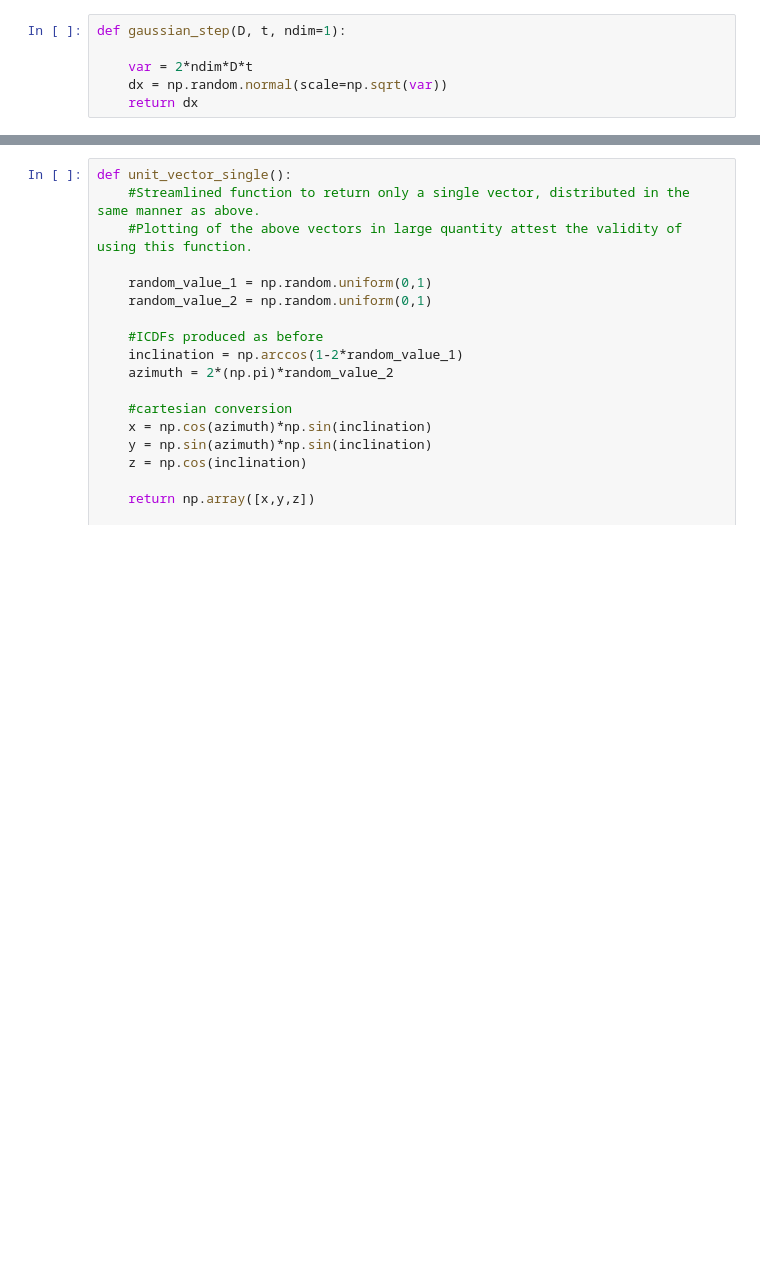
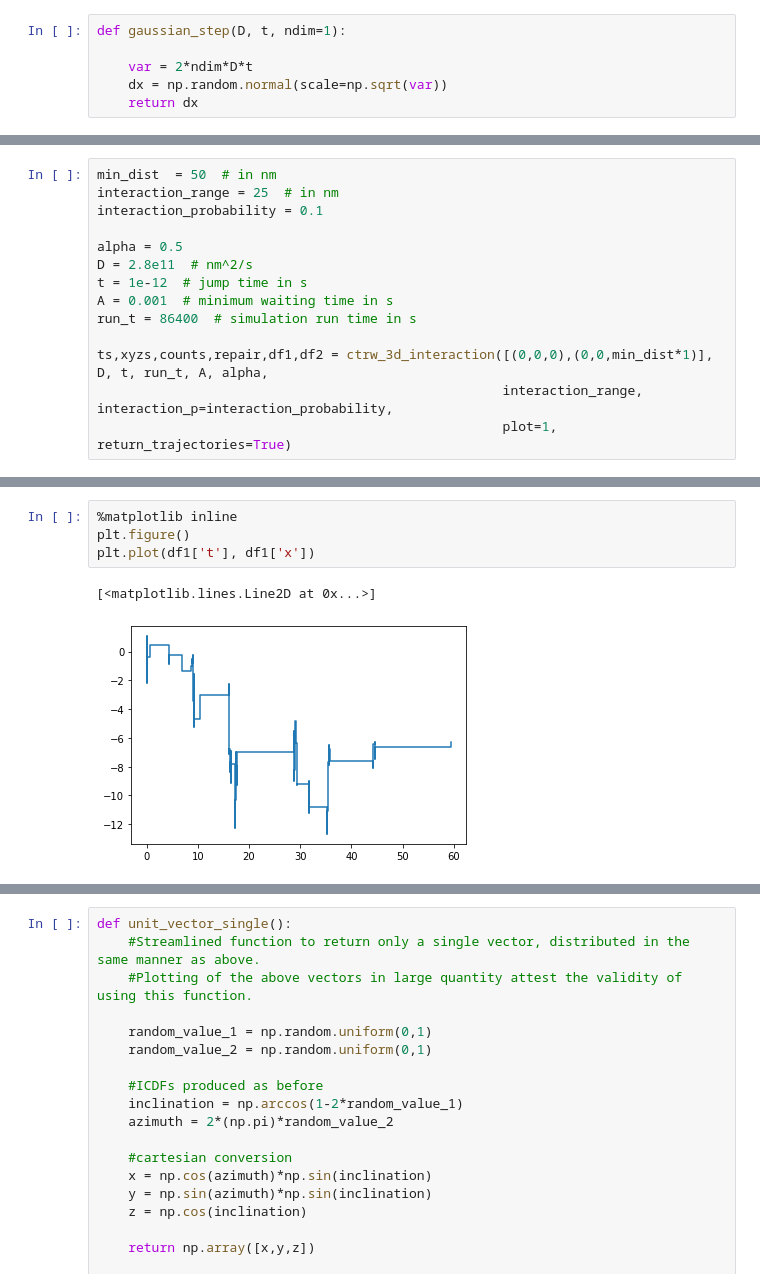
Before and after one commit to MilaJ1/MPhys-Sem-2, a Jupyter notebook: CTRW_with_repair.ipynb, the cells around one changed output, grey strips where cells are left out. Cells and saved outputs as stored; diff of their text form; blank space fills up the shorter version.

```diff
--- a/CTRW_with_repair.ipynb
+++ b/CTRW_with_repair.ipynb
@@ -114,0 +422,14 @@ def ctrw_3d(initial_position, diff_coeff, diff_time, run_time, min_wait_time, an
+# %%
+min_dist  = 50  # in nm
+interaction_range = 25  # in nm
+interaction_probability = 0.1
+
+alpha = 0.5
+D = 2.8e11  # nm^2/s
+t = 1e-12  # jump time in s
+A = 0.001  # minimum waiting time in s
+run_t = 86400  # simulation run time in s
+
+ts,xyzs,counts,repair,df1,df2 = ctrw_3d_interaction([(0,0,0),(0,0,min_dist*1)], D, t, run_t, A, alpha,
+                                                    interaction_range, interaction_p=interaction_probability,
+                                                    plot=1, return_trajectories=True)
@@ -114,0 +471,7 @@ def ctrw_3d(initial_position, diff_coeff, diff_time, run_time, min_wait_time, an
+# %%
+%matplotlib inline
+plt.figure()
+plt.plot(df1['t'], df1['x'])
+# %% [output]
+[<matplotlib.lines.Line2D at 0x...>]
+[figure, added]
```
Also changed, not shown: parts of 26 cells of this notebook.
